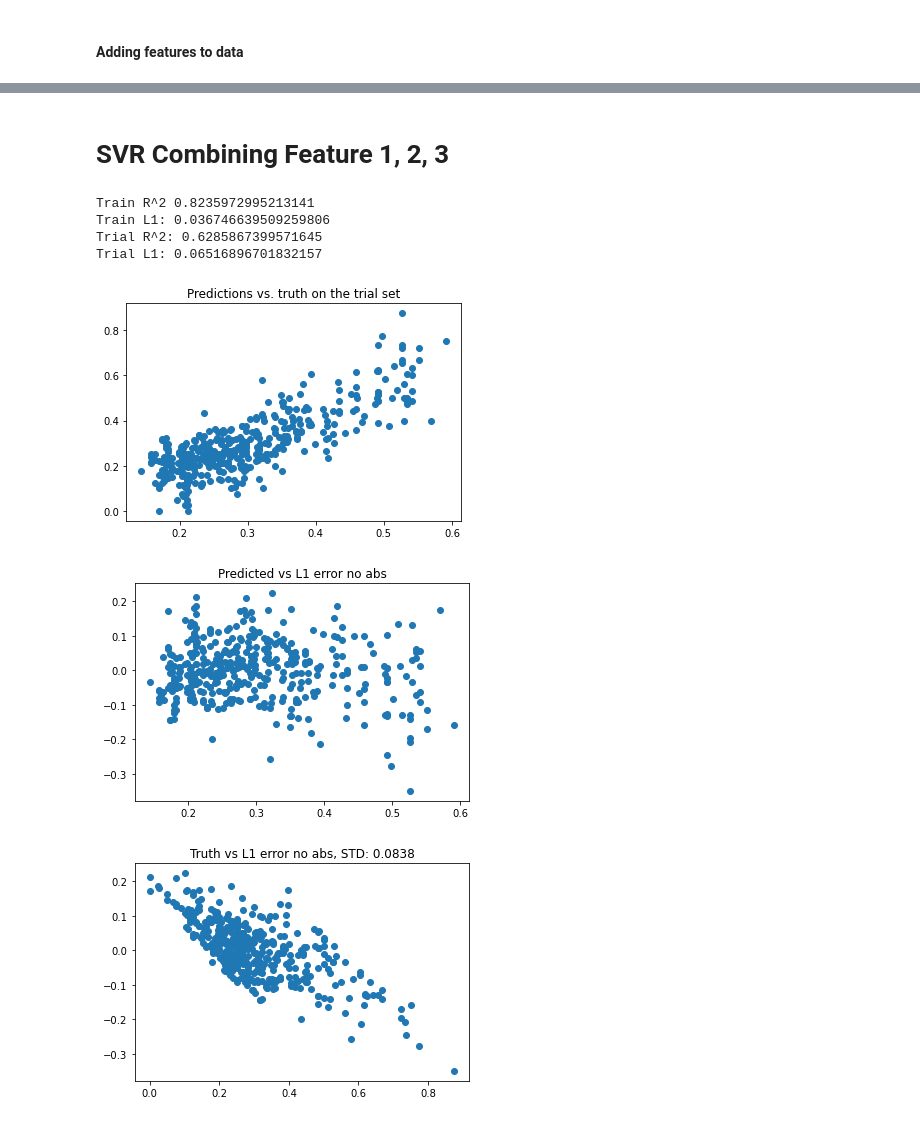
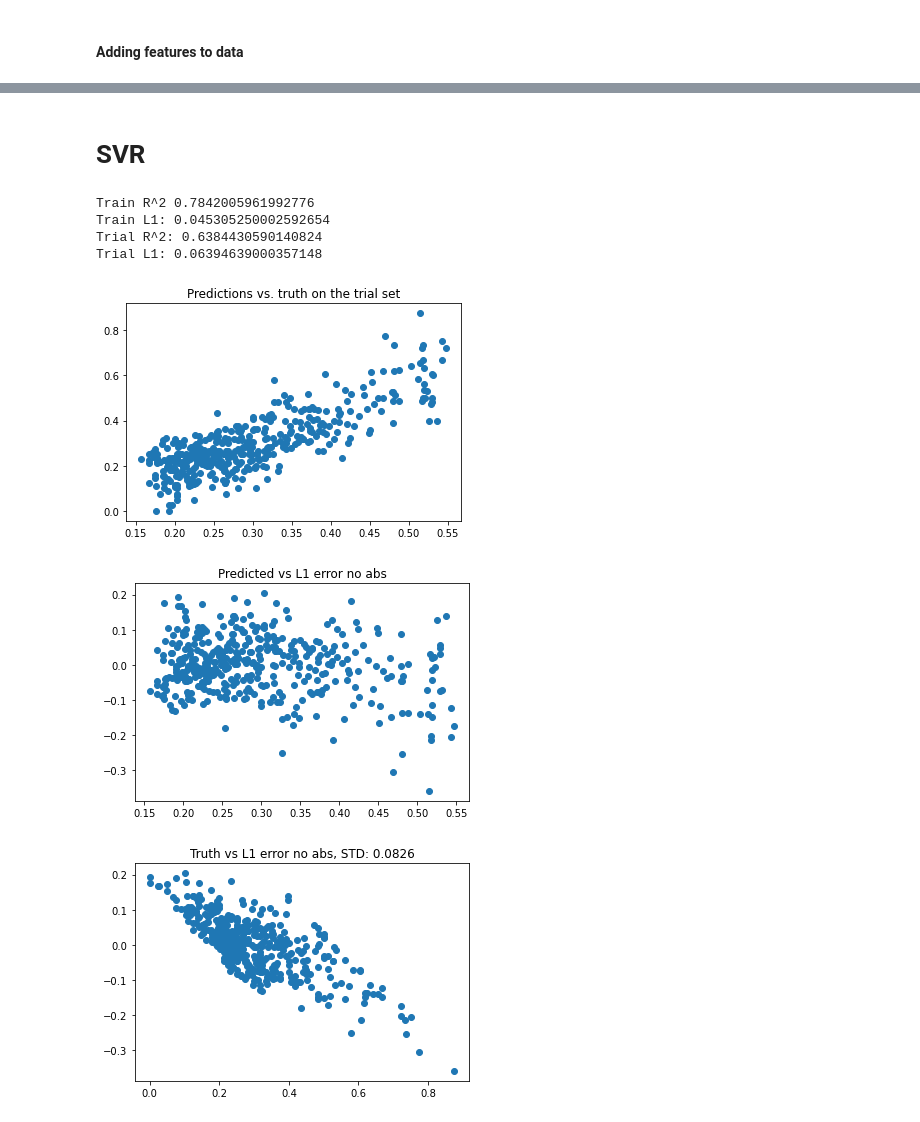
Before and after one commit to echoe720/semeval-ml, a Jupyter notebook: manualFeatures_mult_regressions.ipynb, the cells around one changed output, grey strips where cells are left out. Drawn from its saved outputs; the diff is of its cells as text; code cells hidden in the pictures.

```diff
--- a/manualFeatures_mult_regressions.ipynb
+++ b/manualFeatures_mult_regressions.ipynb
@@ -142,18 +125,16 @@ trial_textStandardCounts = textStandardScaler.transform(df_trial['text_standard'
 # %%
 training_data = gloveMatrix
 #training_data = np.append(training_data, sentMatrix, axis=1)
-#training_data = np.append(training_data, freqCounts, axis=1)
+training_data = np.append(training_data, freqCounts, axis=1)
 training_data = np.append(training_data, charCounts, axis=1)
 training_data = np.append(training_data, capitalCounts, axis=1)
 training_data = np.append(training_data, syllableCounts, axis=1)
-#training_data = np.append(training_data, fleschReadingEaseCounts, axis=1)
-#training_data = np.append(training_data, textStandardCounts, axis=1)
+training_data = np.append(training_data, fleschReadingEaseCounts, axis=1)
 
 trial_data = gloveMatrix_trial
 #trial_data = np.append(trial_data, sentMatrix_trial, axis=1)
-#trial_data = np.append(trial_data, trial_freqCounts, axis=1)
+trial_data = np.append(trial_data, trial_freqCounts, axis=1)
 trial_data = np.append(trial_data, trial_charCounts, axis=1)
 trial_data = np.append(trial_data, trial_capCounts, axis=1)
 trial_data = np.append(trial_data, trial_syllableCounts, axis=1)
-#trial_data = np.append(trial_data, trial_fleschReadingEaseCounts, axis=1)
-#trial_data = np.append(trial_data, trial_textStandardCounts, axis=1)
+trial_data = np.append(trial_data, trial_fleschReadingEaseCounts, axis=1)
@@ -190,27 +173,35 @@ Trial L1: 0.06751554863632316
 [figure]
-# %% [markdown]
-# SVR Combining Feature 1, 2, 3
+# %% [markdown]
+# SVR
 # %%
+'''
+Best thus far:
+Train R^2 0.7842005961992776
+Train L1: 0.045305250002592876
+Trial R^2: 0.6384430590140824
+Trial L1: 0.0639463900035714868
+'''
+
 from sklearn import svm
 
-svrreg = svm.SVR(epsilon=0.01)
+svrreg = svm.SVR(epsilon=0.02, C=0.1)
 svrreg.fit(training_data, complexity)
 
 predictions = svrreg.predict(training_data)
 print("Train R^2", svrreg.score(training_data, complexity))
 print("Train L1:", np.mean(np.abs(predictions - complexity)))
 
 trial_predictions = svrreg.predict(trial_data)
 
 print("Trial R^2:", svrreg.score(trial_data, trial_complexity))
 print("Trial L1:", np.mean(np.abs(trial_predictions - trial_complexity)))
 
 plotCharts(trial_predictions, trial_complexity)
 # %% [output]
-Train R^2 0.8235972995213141
-Train L1: 0.036746639509259806
-Trial R^2: 0.6285867399571645
-Trial L1: 0.06516896701832157
+Train R^2 0.7842005961992776
+Train L1: 0.045305250002592654
+Trial R^2: 0.6384430590140824
+Trial L1: 0.06394639000357148
-[figure, old version]
+[figure, new version]
-[figure, old version]
+[figure, new version]
-[figure, old version]
+[figure, new version]
```
Also changed, not shown: parts of 8 cells of this notebook.
